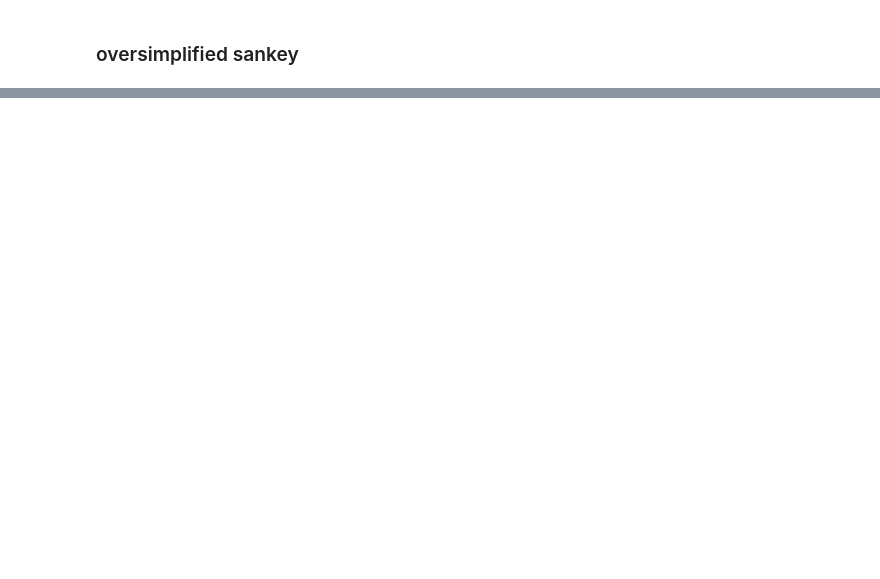
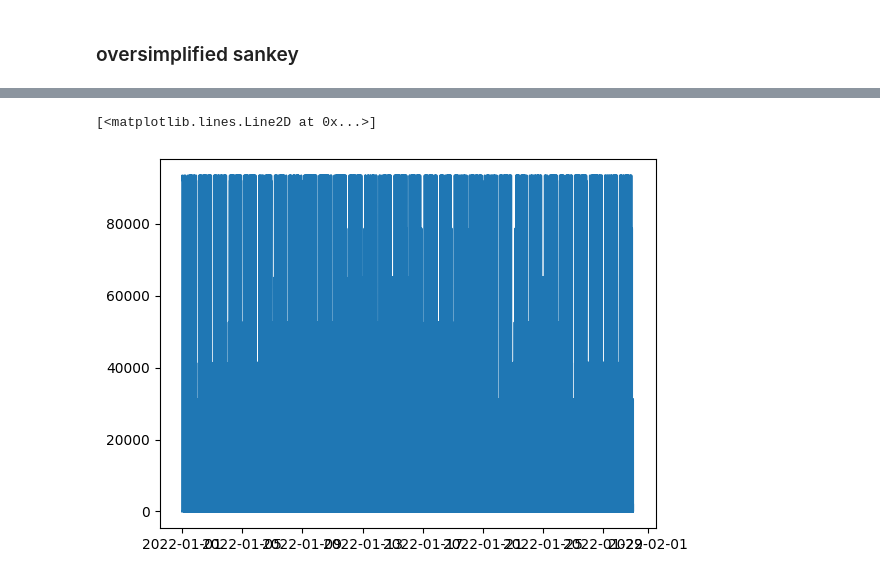
Before and after one commit to ltomas1/DES.sim, a Jupyter notebook: src/utils/visu.ipynb, the cells around one changed output, grey strips where cells are left out. Saved outputs shown, nothing was run; the diff lists cells and outputs as text; code cells hidden in the pictures; blank space fills up the shorter version.

```diff
--- a/src/utils/visu.ipynb
+++ b/src/utils/visu.ipynb
@@ -582,0 +601,5 @@ df['HP_Q_Evap'].sum()/4
+# %%
+plt.plot(df['CHP_Pth'])
+# %% [output]
+[<matplotlib.lines.Line2D at 0x...>]
+[figure, added]
```
Also changed, not shown: parts of 18 cells of this notebook.
